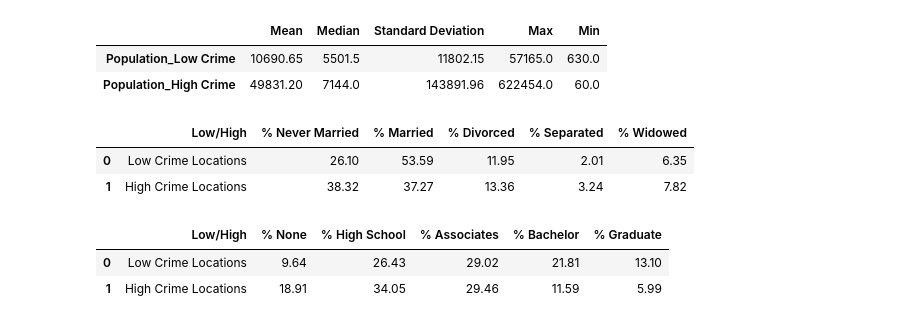
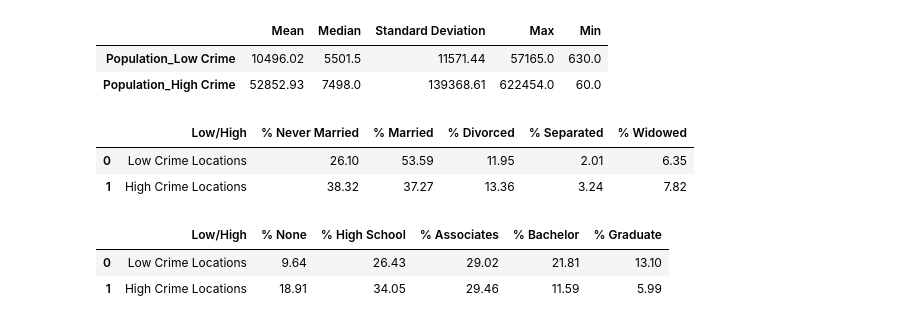
Before and after one commit to temidayo1234/National_ViolentCrime_Analysis, a Jupyter notebook: Analysis/Summary-Tables-Combined.ipynb, the cells around one changed output. Cells and saved outputs as stored; diff of their text form; code cells hidden in the pictures.

```diff
--- a/Analysis/Summary-Tables-Combined.ipynb
+++ b/Analysis/Summary-Tables-Combined.ipynb
@@ -55,26 +52,26 @@ unemployment_summary_table
 # %%
 # Compare Low Crime and High Crime Population Levels
 populationlowcrime="Low Crime/Data/totalpopulation.csv"
 populationlowcrime=pd.read_csv(populationlowcrime)
 populationhighcrime="High Crime/Data/totalpopulation.csv"
 populationhighcrime=pd.read_csv(populationhighcrime)
 
 # Merge the Low Crime data with the High Crime data
 populationmerge=pd.merge(left=populationlowcrime,right=populationhighcrime,on='State',
-                           suffixes=('_Low Crime','_High Crime'))
+                           suffixes=('_Low Crime','_High Crime'), how='outer')
 population_mean = round(populationmerge[["Population_Low Crime","Population_High Crime"]].mean(),2)
 population_median = round(populationmerge[["Population_Low Crime","Population_High Crime"]].median(),2)
 population_deviation = round(populationmerge[["Population_Low Crime","Population_High Crime"]].std(),2)
 population_max=round(populationmerge[["Population_Low Crime","Population_High Crime"]].max(),2)
 population_min=round(populationmerge[["Population_Low Crime","Population_High Crime"]].min(),2)
 population_summary_table = pd.DataFrame({"Mean":population_mean, "Median":population_median,
                                      "Standard Deviation":population_deviation,
                                      "Max":population_max, "Min":population_min})
 population_summary_table
 # %% [output]
 |  | Mean | Median | Standard Deviation | Max | Min |
-| Population_Low Crime | 10690.65 | 5501.5 | 11802.15 | 57165.0 | 630.0 |
-| Population_High Crime | 49831.20 | 7144.0 | 143891.96 | 622454.0 | 60.0 |
+| Population_Low Crime | 10496.02 | 5501.5 | 11571.44 | 57165.0 | 630.0 |
+| Population_High Crime | 52852.93 | 7498.0 | 139368.61 | 622454.0 | 60.0 |
 # %%
 # Compare Low Crime and High Crime Marital Status
 # Read High Crime Marital Status csv into a new dataframe
```
Also changed, not shown: parts of 2 cells of this notebook, 41 other files.
